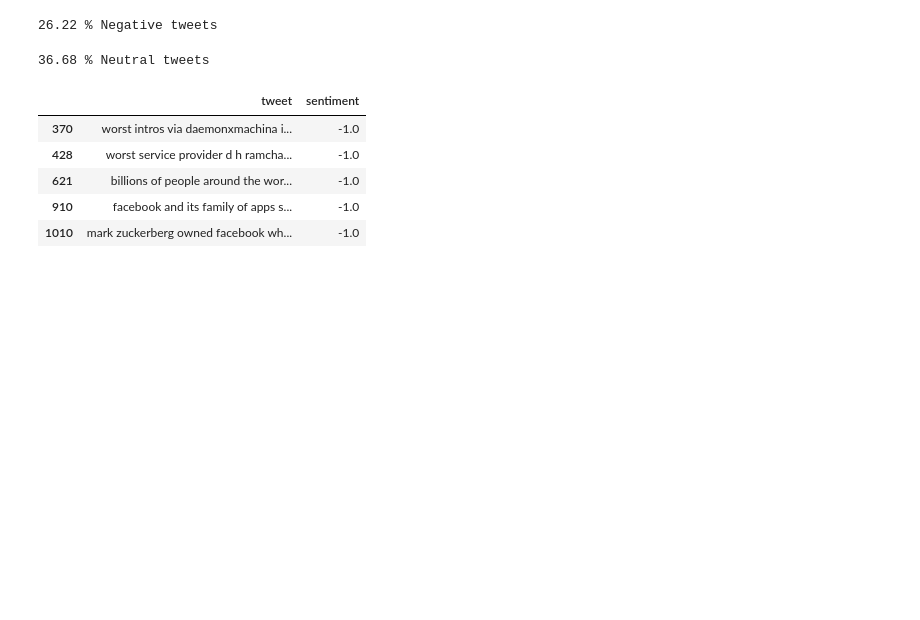
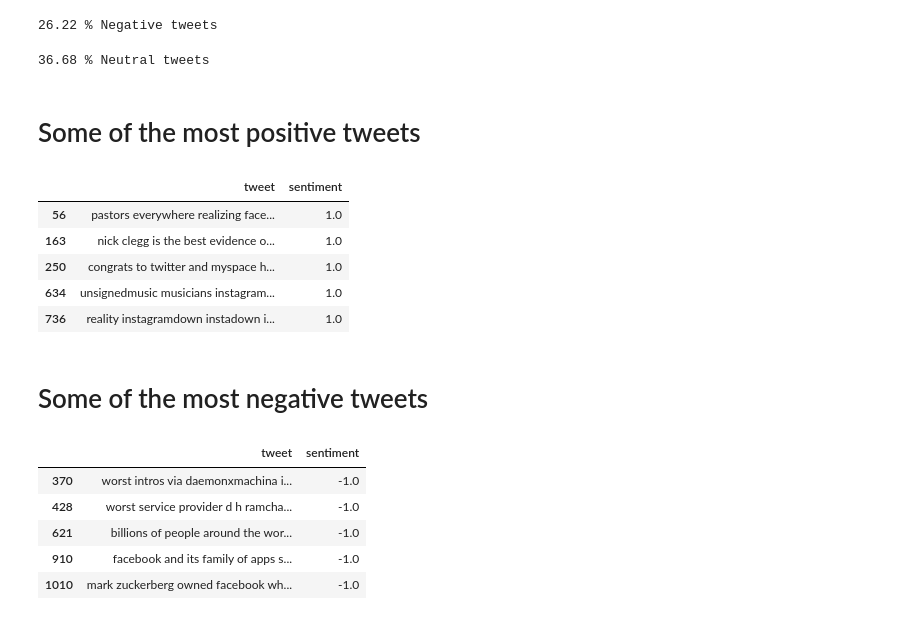
Before and after one commit to AmineHosni/FacebookDown-Sentiment-Analaysis, a Jupyter notebook: EDA.ipynb, the cells around one changed output. Saved outputs shown, nothing was run; the diff lists cells and outputs as text; code cells hidden in the pictures; blank space fills up the shorter version.

```diff
--- a/EDA.ipynb
+++ b/EDA.ipynb
@@ -42,6 +42,19 @@ print('{0:.2f} % Negative tweets'.format(len(tweets[tweets['sentiment']<0]['twee
 print('{0:.2f} % Neutral tweets'.format(len(tweets[tweets['sentiment']==0]['tweet'])/(len(tweets))*100))
 # %% [output]
 36.68 % Neutral tweets
+# %% [markdown]
+# Some of the most positive tweets
+# %%
+tweets[tweets['sentiment']==tweets['sentiment'].max()].head()
+# %% [output]
+|  | tweet | sentiment |
+| 56 | pastors everywhere realizing face... | 1.0 |
+| 163 | nick clegg is the best evidence o... | 1.0 |
+| 250 | congrats to twitter and myspace h... | 1.0 |
+| 634 | unsignedmusic musicians instagram... | 1.0 |
+| 736 | reality instagramdown instadown i... | 1.0 |
+# %% [markdown]
+# Some of the most negative tweets
 # %%
 tweets[tweets['sentiment']==tweets['sentiment'].min()].head()
 # %% [output]
```
Also changed, not shown: parts of 26 cells of this notebook, 2 other files.
